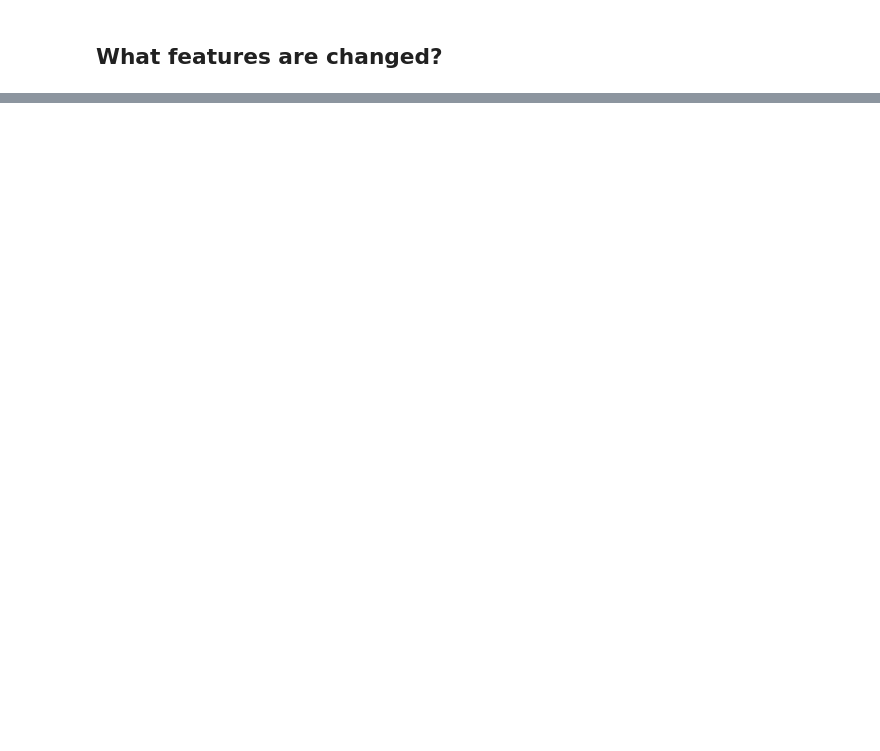
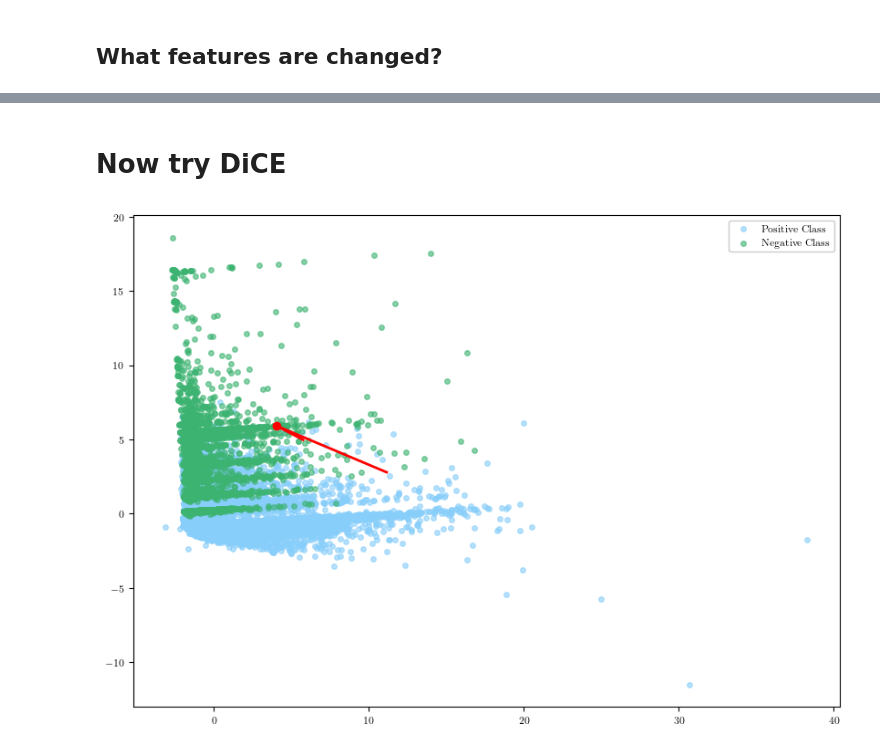
Before and after one commit to jakeval/MRMC, a Jupyter notebook: demos/credit_card_default_demo.ipynb, the cells around one changed output, grey strips where cells are left out. Cells and saved outputs as stored; diff of their text form; code cells hidden in the pictures; blank space fills up the shorter version.

```diff
--- a/demos/credit_card_default_demo.ipynb
+++ b/demos/credit_card_default_demo.ipynb
@@ -134,0 +144,22 @@ paths[1]
+# %% [markdown]
+# Now try DiCE
+# %%
+k_directions = 2
+dice = dice_method.DiCE(
+    k_directions,
+    adapter,
+    dataset,
+    continuous_features=dataset_info.continuous_features,
+    model=model,
+    desired_confidence=0.5)
+
+poix = adapter.transform_series(poi)
+dirs = dice.get_all_recourse_directions(poix)
+
+fig, ax = Display2DPaths(
+    adapter.transform(dataset.drop('Y', axis=1)).to_numpy(),
+    dataset['Y'].to_numpy(),
+    positive_label=dataset_info.positive_label,
+).do_pca().set_poi(poix).set_dirs(dirs, poix).scatter()
+# %% [output]
+[figure, added]
```
Also changed, not shown: parts of 7 cells of this notebook, 3 other files.
